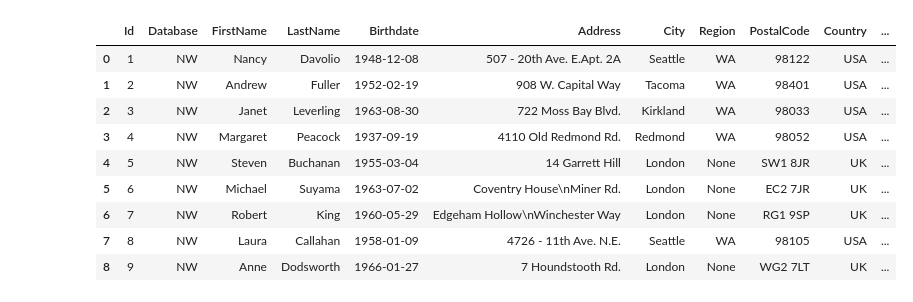
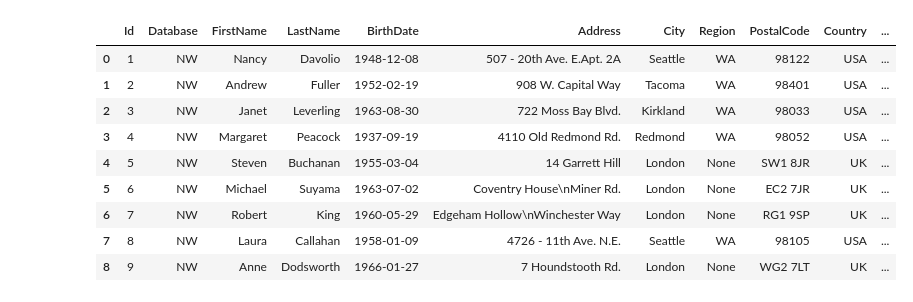
Before and after one commit to MaxHB01/undbtest, a Jupyter notebook: notebooks/employee.ipynb, the cells around one changed output. Saved outputs shown, nothing was run; the diff lists cells and outputs as text; code cells hidden in the pictures.

```diff
--- a/notebooks/employee.ipynb
+++ b/notebooks/employee.ipynb
@@ -21,30 +21,30 @@ northwind_connection = pyodbc.connect('DRIVER={SQL Server};SERVER=' + Northwind[
 # %%
 northwind_query = """
 SELECT
     EmployeeID AS Id,
     'NW' AS 'Database',
     FirstName,
     LastName,
-    BirthDate AS Birthdate,
+    BirthDate AS BirthDate,
     Address,
     City,
     Region,
     PostalCode,
     Country,
-    HomePhone AS Phone,
+    HomePhone AS PhoneNumber,
     NULL AS Sex,
     HireDate AS StartDate,
     ReportsTo AS ManagerId,
     NULL AS TerminationDate
 FROM Employees
 """
 
 # Executing the query and storing the results in a DataFrame
 northwind_df = pd.read_sql_query(northwind_query, northwind_connection)
 
 northwind_df
 # %% [output]
-|  | Id | Database | FirstName | LastName | Birthdate | Address | City | Region | PostalCode | Country | ... |
+|  | Id | Database | FirstName | LastName | BirthDate | Address | City | Region | PostalCode | Country | ... |
 | 0 | 1 | NW | Nancy | Davolio | 1948-12-08 | 507 - 20th Ave. E.Apt. 2A | Seattle | WA | 98122 | USA | ... |
 | 1 | 2 | NW | Andrew | Fuller | 1952-02-19 | 908 W. Capital Way | Tacoma | WA | 98401 | USA | ... |
 | 2 | 3 | NW | Janet | Leverling | 1963-08-30 | 722 Moss Bay Blvd. | Kirkland | WA | 98033 | USA | ... |
```
Also changed, not shown: parts of 3 cells of this notebook.
